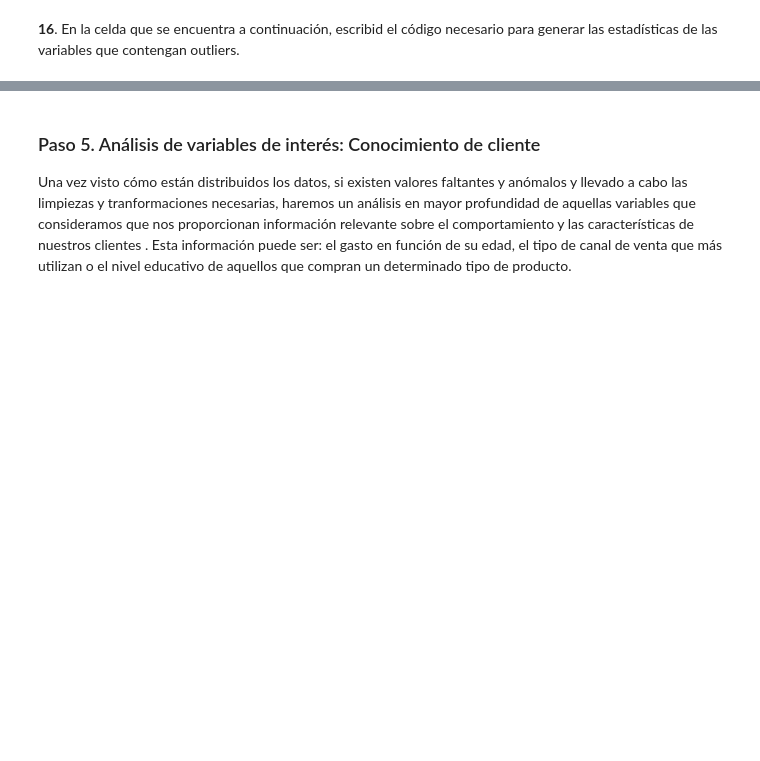
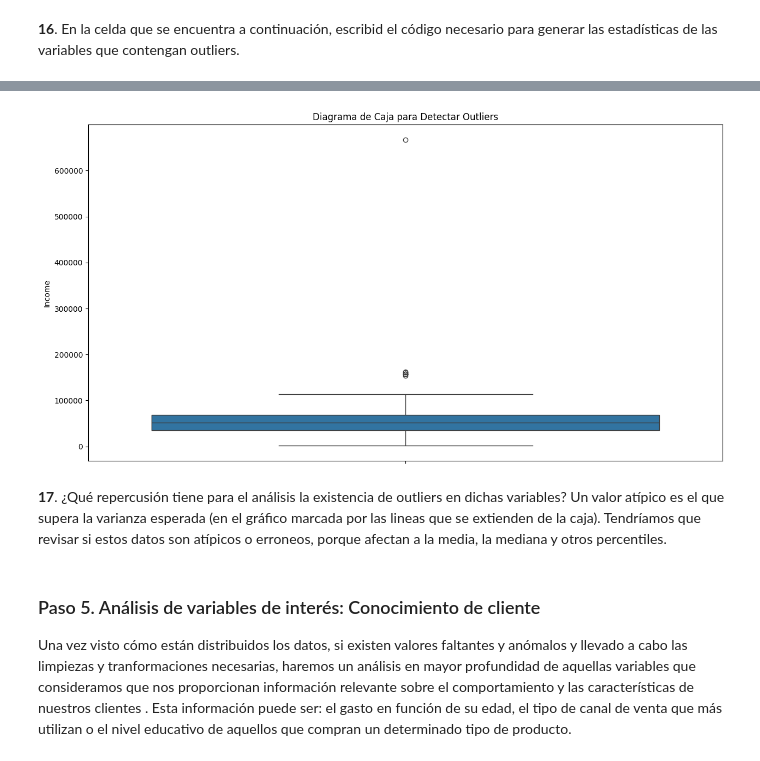
Before and after one commit to pdelolmo/pdelolmo-data, a Jupyter notebook: Análisis_de_descriptivo_de_los_datos_EDA_de_un_CRM.ipynb, the cells around one changed output, grey strips where cells are left out. Cells and saved outputs as stored; diff of their text form; code cells hidden in the pictures; blank space fills up the shorter version.

```diff
--- a/Análisis_de_descriptivo_de_los_datos_EDA_de_un_CRM.ipynb
+++ b/Análisis_de_descriptivo_de_los_datos_EDA_de_un_CRM.ipynb
@@ -279,3 +305,15 @@ plt.show()
+# %%
+#Generamos estadísticas de las variables que continen outliers
+
+plt.figure(figsize=(15, 8))
+sns.boxplot(data['Income'])
+plt.xticks(rotation=55)  # Rotar las etiquetas del eje x para una mejor visualización
+plt.title('Diagrama de Caja para Detectar Outliers')
+plt.show()
+# %% [output]
+[figure, added]
+# %% [markdown]
+**17**. ¿Qué repercusión tiene para el análisis la existencia de outliers en dichas variables? Un valor atípico es el que supera la varianza esperada (en el gráfico marcada por las lineas que se extienden de la caja). Tendríamos que revisar si estos datos son atípicos o erroneos, porque afectan a la media, la mediana y otros percentiles.
 # %% [markdown]
 ### Paso 5.  Análisis de variables de interés: Conocimiento de cliente
 
```
Also changed, not shown: parts of 23 cells of this notebook.
